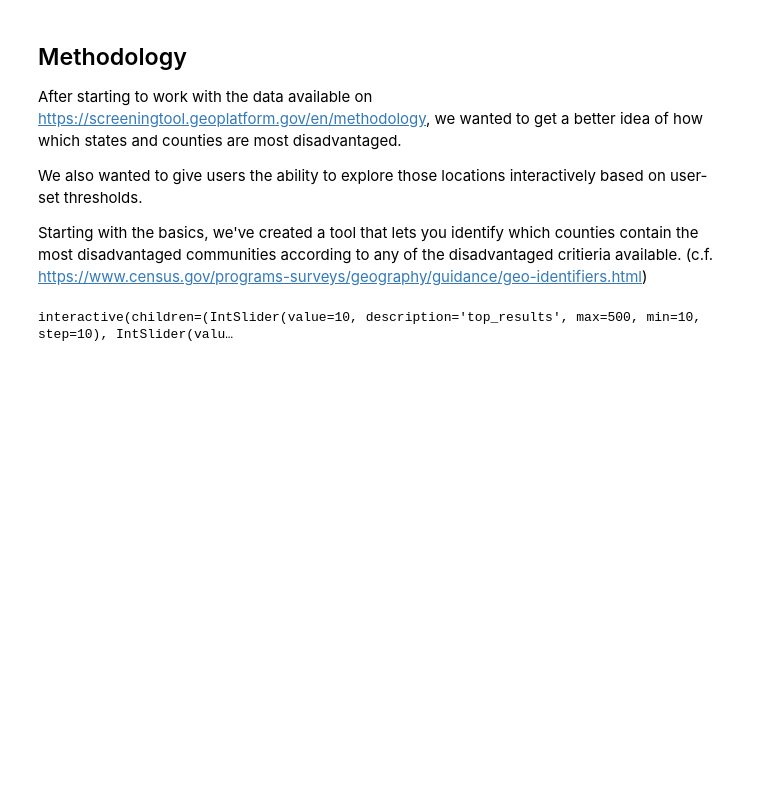
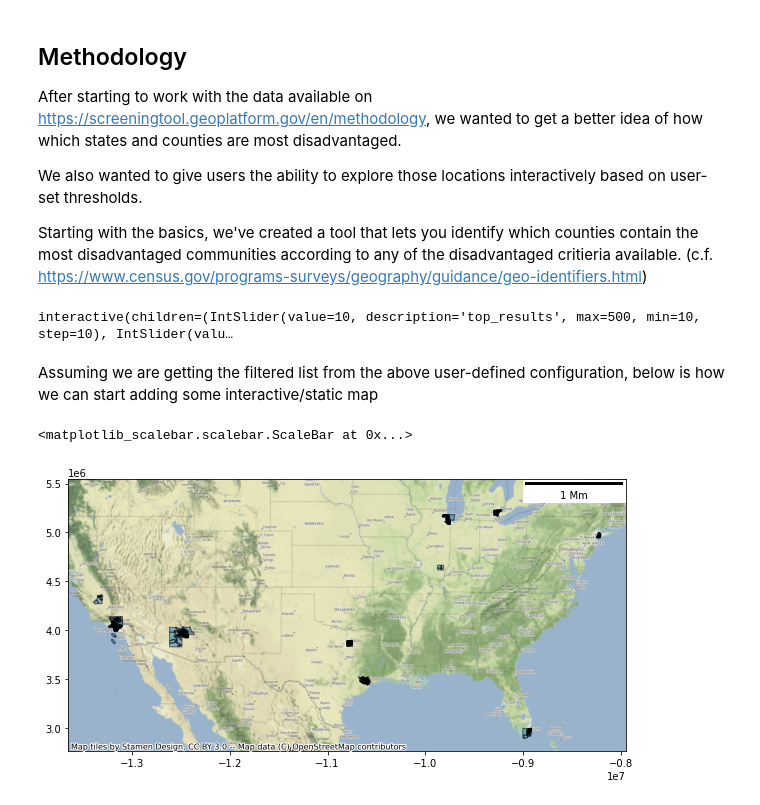
Before and after one commit to jeremiq/sage-one-tree-planted-hackathon-2022, a Jupyter notebook: sage_one_tree_planted/notebooks/interactive_notebook.ipynb, the cells around one changed output. Drawn from its saved outputs; the diff is of its cells as text; code cells hidden in the pictures; blank space fills up the shorter version.

```diff
--- a/sage_one_tree_planted/notebooks/interactive_notebook.ipynb
+++ b/sage_one_tree_planted/notebooks/interactive_notebook.ipynb
@@ -72,3 +72,23 @@ def show_more_disadvantaged_counties(top_results=10,  total_census_tracts=2, nor
         return filtered[filtered["Total Census Tracts"] >= total_census_tracts ].reset_index().head(top_results)
 # %% [output]
 interactive(children=(IntSlider(value=10, description='top_results', max=500, min=10, step=10), IntSlider(valu…
+# %% [markdown]
+ Assuming we are getting the filtered list from the above user-defined configuration, below is how we can start adding some interactive/static map
+# %%
+df_tmp = show_more_disadvantaged_counties(top_results=10,  total_census_tracts=2, normalize=False)
+# %%
+import geopandas as gpd
+usa_locations = gpd.read_file(c.shape_file/"usa.shp")
+df_tmp.rename(columns={"County Name":"CF", "State/Territory":"SF"}, inplace=True)
+usa_filtered_locations = usa_locations[(usa_locations["SF"].isin(set(df_tmp["SF"].tolist()))) & \
+                                       (usa_locations["CF"].isin(set(df_tmp["CF"].tolist())))]
+usa_filtered_locations_wm = usa_filtered_locations.to_crs(epsg=3857)
+import contextily as cx
+from matplotlib_scalebar.scalebar import ScaleBar
+
+ax = usa_filtered_locations_wm.plot(figsize=(10, 10), alpha=0.5, edgecolor='k')
+cx.add_basemap(ax)
+ax.add_artist(ScaleBar(1))
+# %% [output]
+<matplotlib_scalebar.scalebar.ScaleBar at 0x...>
+[figure, added]
```
